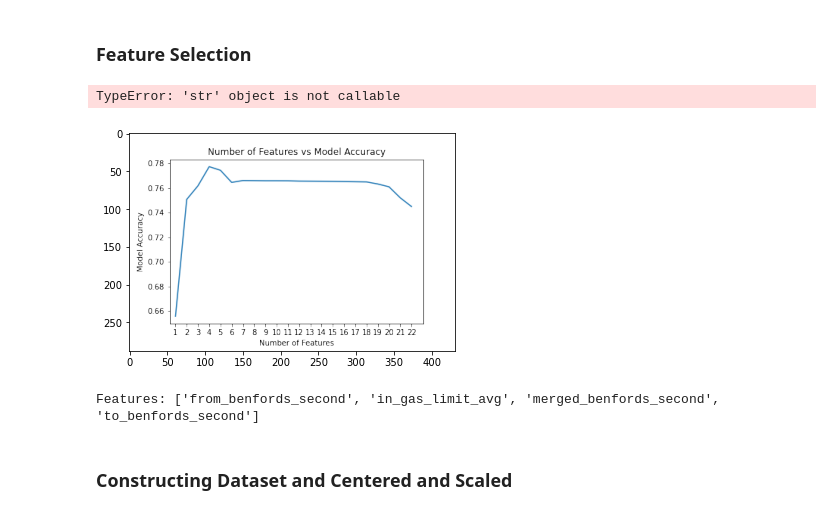
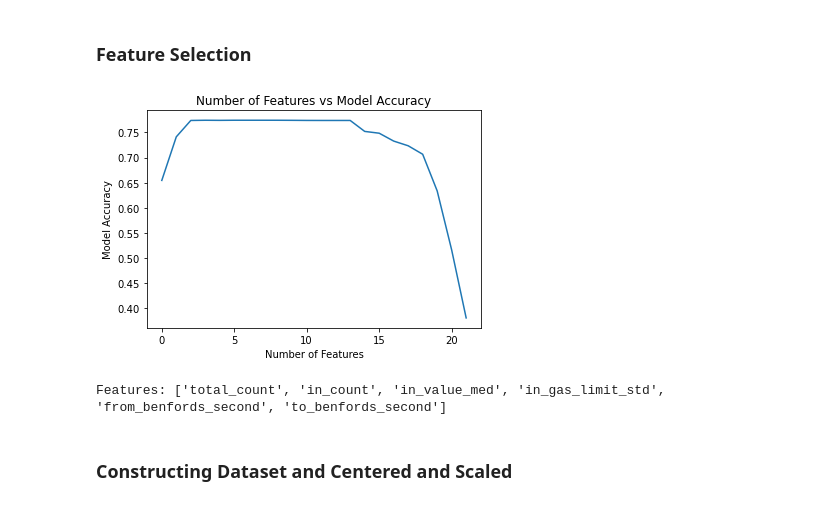
Before and after one commit to AI-and-Blockchain/F22_Anamoly_Detection, a Jupyter notebook: model/md_experiments.ipynb, the cells around one changed output. Saved outputs shown, nothing was run; the diff lists cells and outputs as text; code cells hidden in the pictures.

```diff
--- a/model/md_experiments.ipynb
+++ b/model/md_experiments.ipynb
@@ -80,11 +80,11 @@ def feature_selection(ModelClass, X, y, feature_names, threshold_func):
         feature_names.pop(idx)
         selection.append((feature_names.copy(), acc))
 
-    return selection
+    return list(reversed(selection))
 # %% [markdown]
 ### Read and Split Data
 # %%
-transaction_df = pd.read_csv("data/transactions.csv")
+transaction_df = pd.read_csv("../data/transactions.csv")
 # %%
 train_df, test_df = train_test_split(transaction_df, train_size=0.8, shuffle=True, stratify=transaction_df["label"], random_state=1234)
 # %%
@@ -92,4 +92,4 @@ train_df, test_df = train_test_split(transaction_df, train_size=0.8, shuffle=Tru
 train_df = train_df[['address', 'label', 'from_benfords_second', 'in_gas_limit_avg', 'merged_benfords_second', 'to_benfords_second']]
 test_df = test_df[['address', 'label', 'from_benfords_second', 'in_gas_limit_avg', 'merged_benfords_second', 'to_benfords_second']]
 # %%
-train_df.columns.tolist()
+feature_list = train_df.columns.tolist()[2:]
@@ -159,23 +152,25 @@ plt.clf()
 <Figure size 432x288 with 0 Axes>
 # %% [markdown]
 ### Feature Selection
+# %%
+y_train = train_df["label"].to_numpy()
+X_train = train_df.drop(columns=["address", "label"]).to_numpy()
 # %%
 fs_results = feature_selection(MahalanobisDistenceMethod, X_train, y_train, feature_list, intersection_threhold)
 # %%
-accs = [acc for _, acc in reversed(fs_results)]
+accs = [acc for _, acc in fs_results]
 plt.plot(accs)
 plt.xlabel("Number of Features")
 plt.ylabel("Model Accuracy")
 plt.title("Number of Features vs Model Accuracy")
-plt.savefig("figures/feature_selection_plot.png")
+plt.savefig("../figures/feature_selection_plot.png")
 # %% [output]
-TypeError: 'str' object is not callable
-[figure, old version]
+[figure, new version]
 # %%
 best_features = max(fs_results, key=lambda s: s[1])[0]
 print("Features:", best_features)
 # %% [output]
-Features: ['from_benfords_second', 'in_gas_limit_avg', 'merged_benfords_second', 'to_benfords_second']
+Features: ['total_count', 'in_count', 'in_value_med', 'in_gas_limit_std', 'from_benfords_second', 'to_benfords_second']
 # %%
 train_df = train_df[['address', 'label'] + best_features]
 test_df = test_df[['address', 'label'] + best_features]
```
Also changed, not shown: parts of 8 cells of this notebook.
